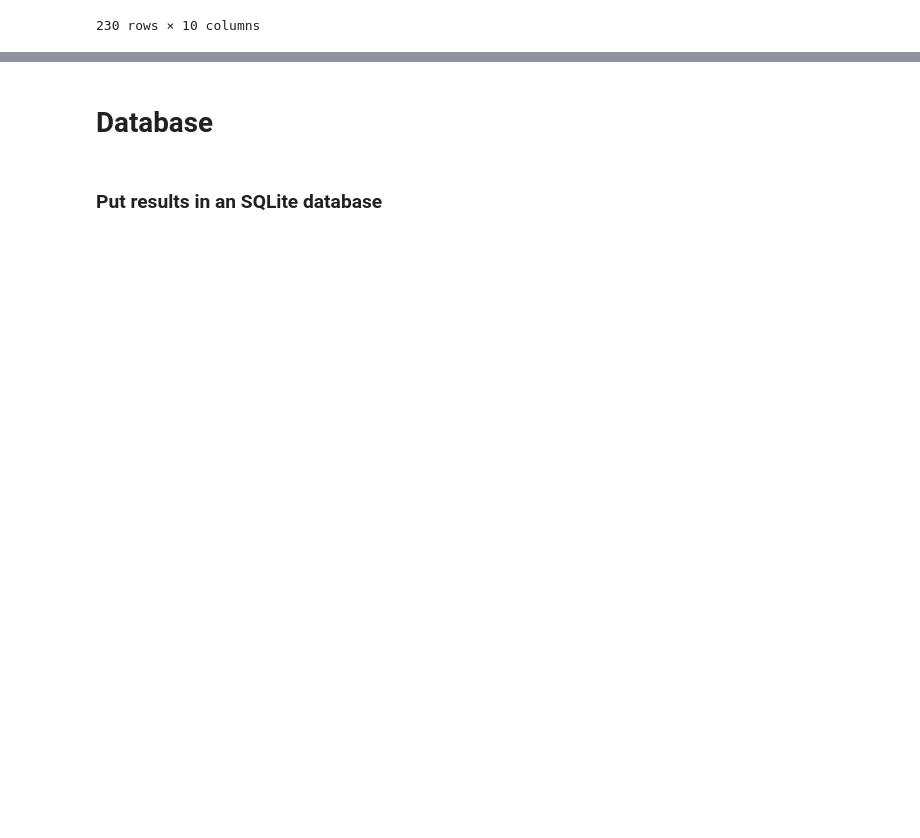
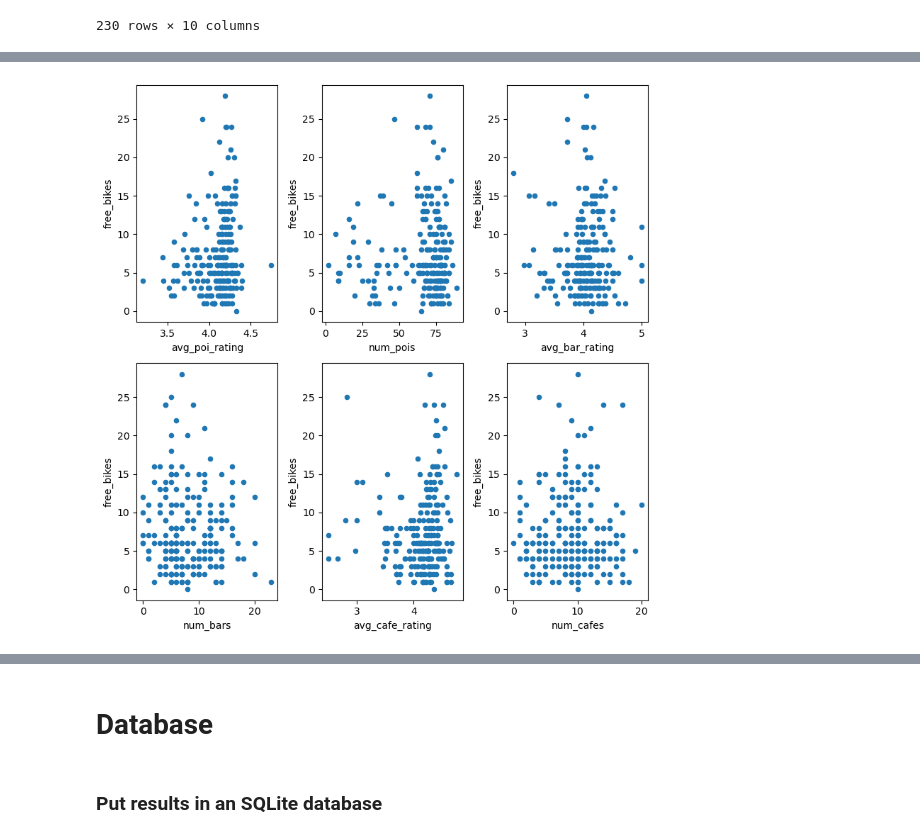
Before and after one commit to harnettd/stat-modelling-with-python, a Jupyter notebook: notebooks/joining_data.ipynb, the cells around one changed output, grey strips where cells are left out. Drawn from its saved outputs; the diff is of its cells as text; code cells hidden in the pictures; blank space fills up the shorter version.

```diff
--- a/notebooks/joining_data.ipynb
+++ b/notebooks/joining_data.ipynb
@@ -322,0 +375,12 @@ stations_pois_df
+# %%
+nrows = 2
+ncols = 3
+fig, axes = plt.subplots(nrows=nrows, ncols=ncols, figsize=(8, 8))
+num_axes = nrows * ncols
+for idx in range(len(cols)):
+    r = idx // ncols
+    c = idx % ncols
+    stations_pois_df.plot.scatter(x=cols[idx], y='free_bikes', ax=axes[r][c])
+fig.tight_layout()
+# %% [output]
+[figure, added]
```
Also changed, not shown: parts of 8 cells of this notebook, 1 other file.
